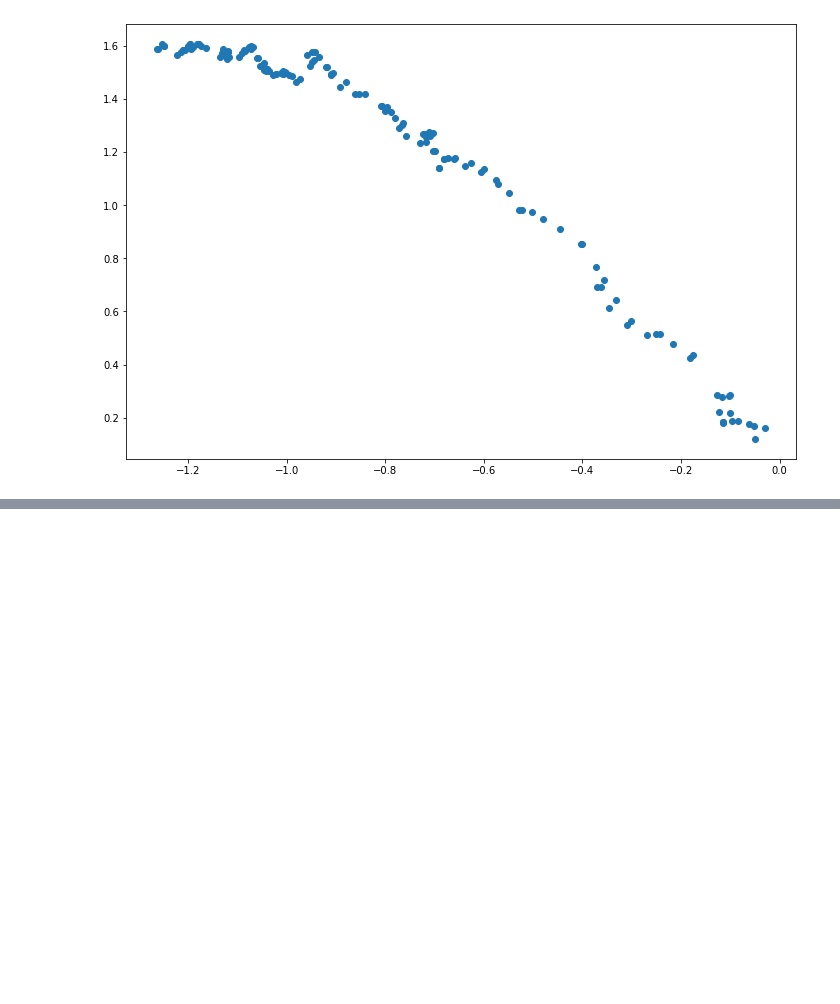
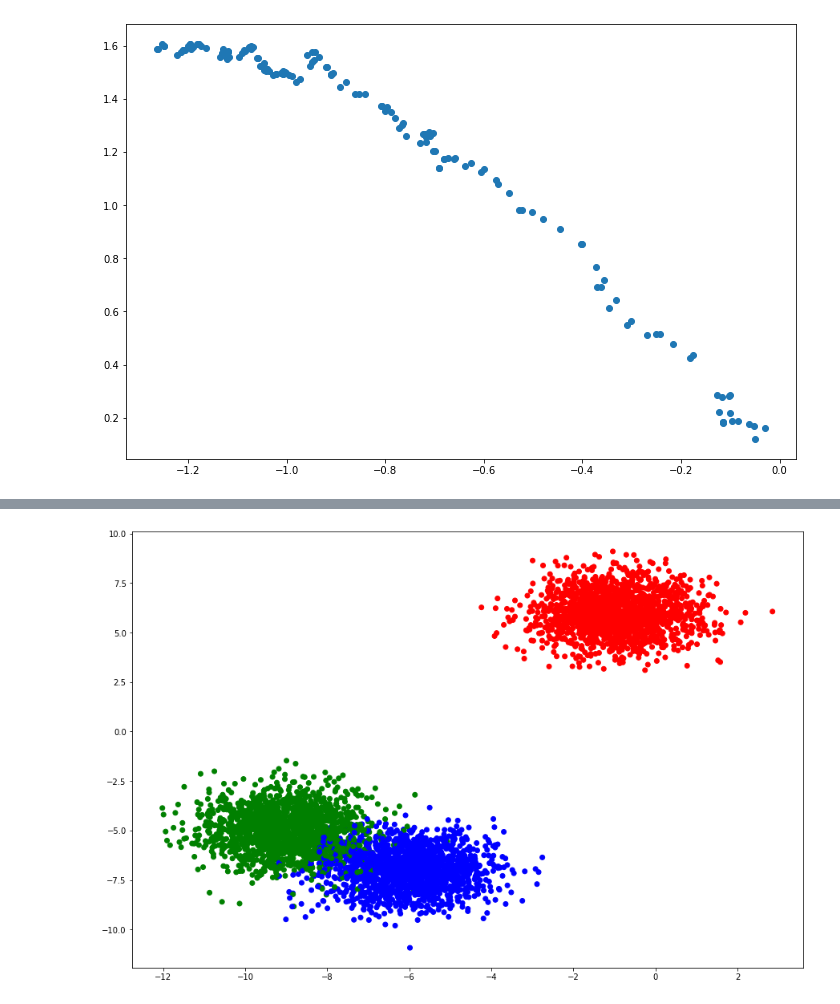
Before and after one commit to diegorusso/deep-learning-from-scratch, a Jupyter notebook: 02_regressions.ipynb, the cells around one changed output, grey strips where cells are left out. Drawn from its saved outputs; the diff is of its cells as text; code cells hidden in the pictures; blank space fills up the shorter version.

```diff
--- a/02_regressions.ipynb
+++ b/02_regressions.ipynb
@@ -137,0 +160,53 @@ Cost at step 149 = 0.418, slope=1.588, offset=-1.262
+# %%
+%matplotlib inline
+import random
+import numpy as np
+import matplotlib.pyplot as plt
+import tensorflow as tf
+
+# Generate the dataset
+
+m          = 5000 # The number of  points in the dataset
+n_features = 2    # The 2 dimensions of each training data point
+n_labels   = 3    # The categories shown as red, green, and blue
+
+rng = np.random.RandomState(seed=42)  # Seed the random number generator
+
+x = np.array((rng.standard_normal(m), rng.standard_normal(m)))
+x = np.transpose(x)
+y = np.empty((m))
+
+for i in range(n_labels):
+   x[i*m//n_labels:(i+1)*m//n_labels,0] += rng.randint(-10,+10)
+   x[i*m//n_labels:(i+1)*m//n_labels,1] += rng.randint(-10,+10)
+   y[i*m//n_labels:(i+1)*m//n_labels] = i
+
+# Create the one-hot encoding
+from tensorflow.keras.utils import to_categorical
+y = to_categorical(y)
+
+# Shuffle the training data samples prior to training to ensure that the order
+# of the samples does not bias the training
+indices = np.arange(m)
+random.shuffle(indices)
+
+train_x = np.empty((m,n_features)).astype(np.float32)
+train_y = np.empty((m,n_labels)).astype(np.float32)
+
+c = []  # List to hold the color of each data point in the plot
+
+for i in range(m):
+    train_x[i] = x[indices[i]]
+    train_y[i] = y[indices[i]]
+    if train_y[i,0] == 1:
+        c.append('r')
+    elif train_y[i,1] == 1:
+        c.append('g')
+    else:
+        c.append('b')
+
+plt.rcParams["figure.figsize"] = (15, 10)
+plt.scatter(train_x[:,0], train_x[:,1], color=c)
+plt.show()
+# %% [output]
+[figure, added]
```
Also changed, not shown: parts of 6 cells of this notebook.
